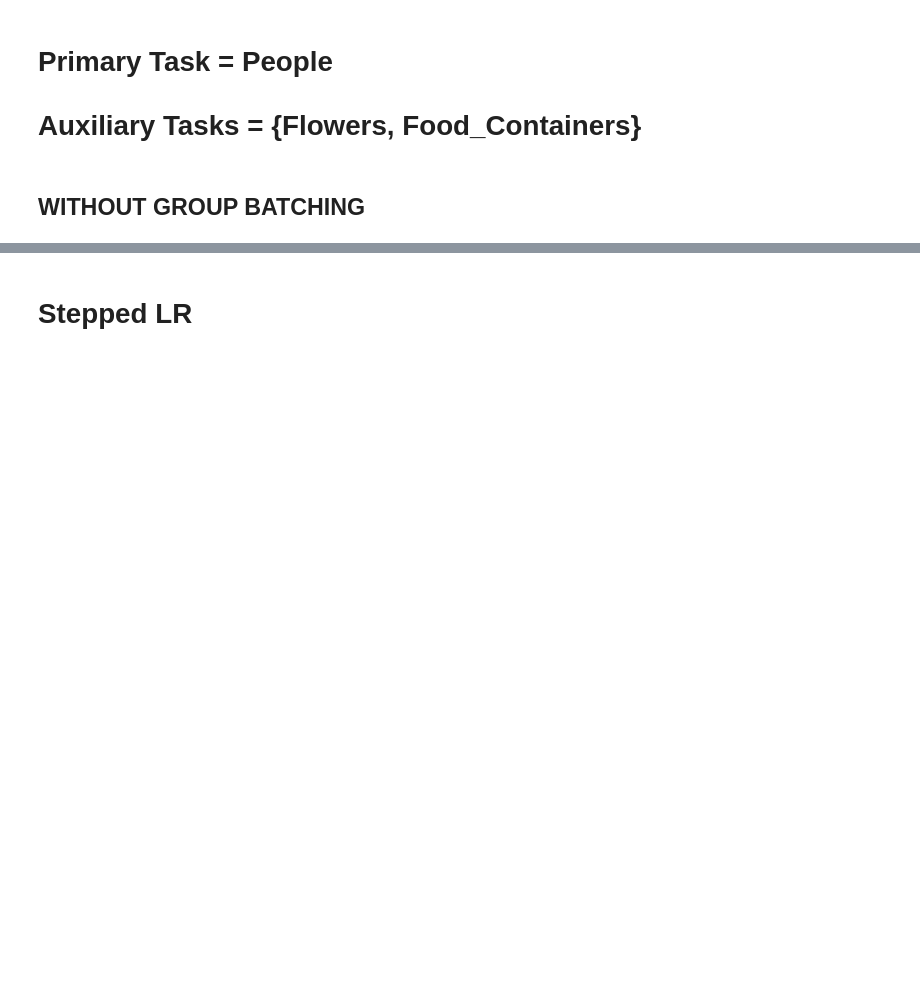
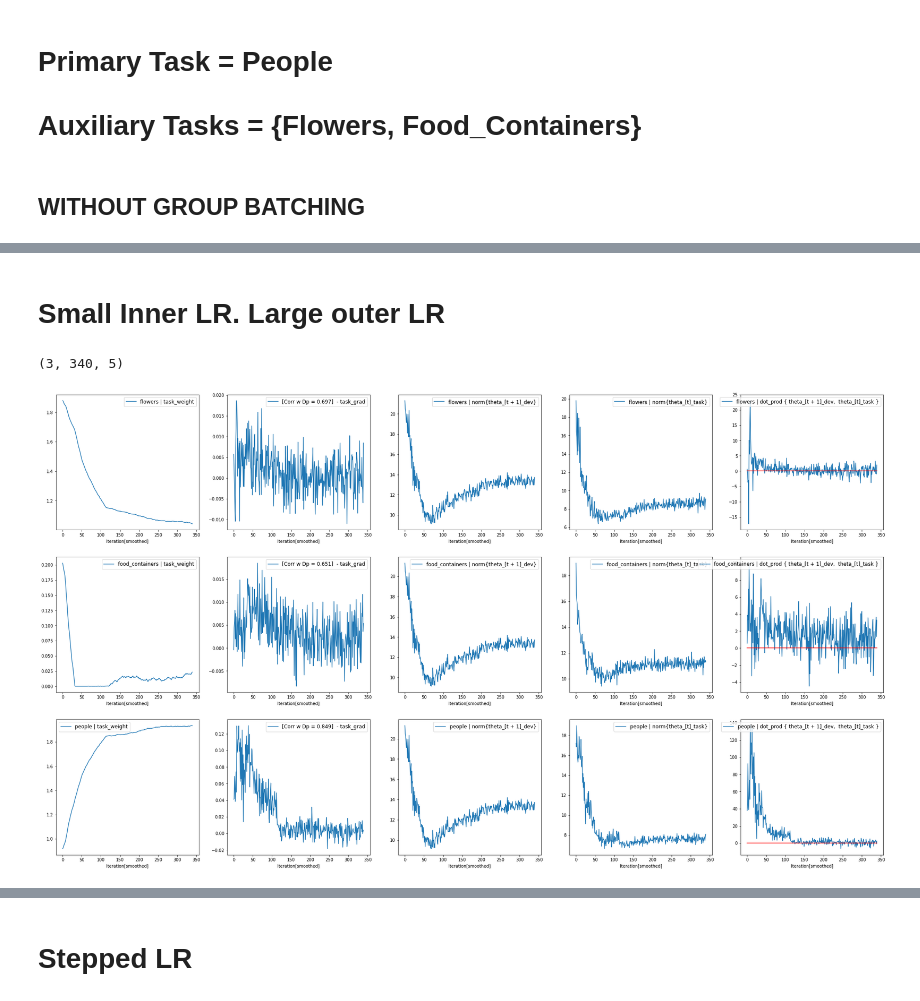
Before and after one commit to ldery/metalearning-for-multitask-pretraining, a Jupyter notebook: gradient_dotprod_viz.ipynb, the cells around one changed output, grey strips where cells are left out. Saved outputs shown, nothing was run; the diff lists cells and outputs as text; code cells hidden in the pictures; blank space fills up the shorter version.

Commit message:
I've checked all the code and it looks good! Now about to-rerun the old tests to make sure things still make sense

```diff
--- a/gradient_dotprod_viz.ipynb
+++ b/gradient_dotprod_viz.ipynb
@@ -48,0 +52,8 @@ print(files)
+# %% [markdown]
+# Small Inner LR. Large outer LR #
+# %%
+small_inner_large_outer = "sgd_vis_tests/higher_fixed/vsmall_meta.lr_largelr/meta_people/0/weight_stats.pkl"
+vis_file(small_inner_large_outer, smooth_factor=5)
+# %% [output]
+(3, 340, 5)
+[figure, added]
```
Also changed, not shown: parts of 4 cells of this notebook, 2 other files.
